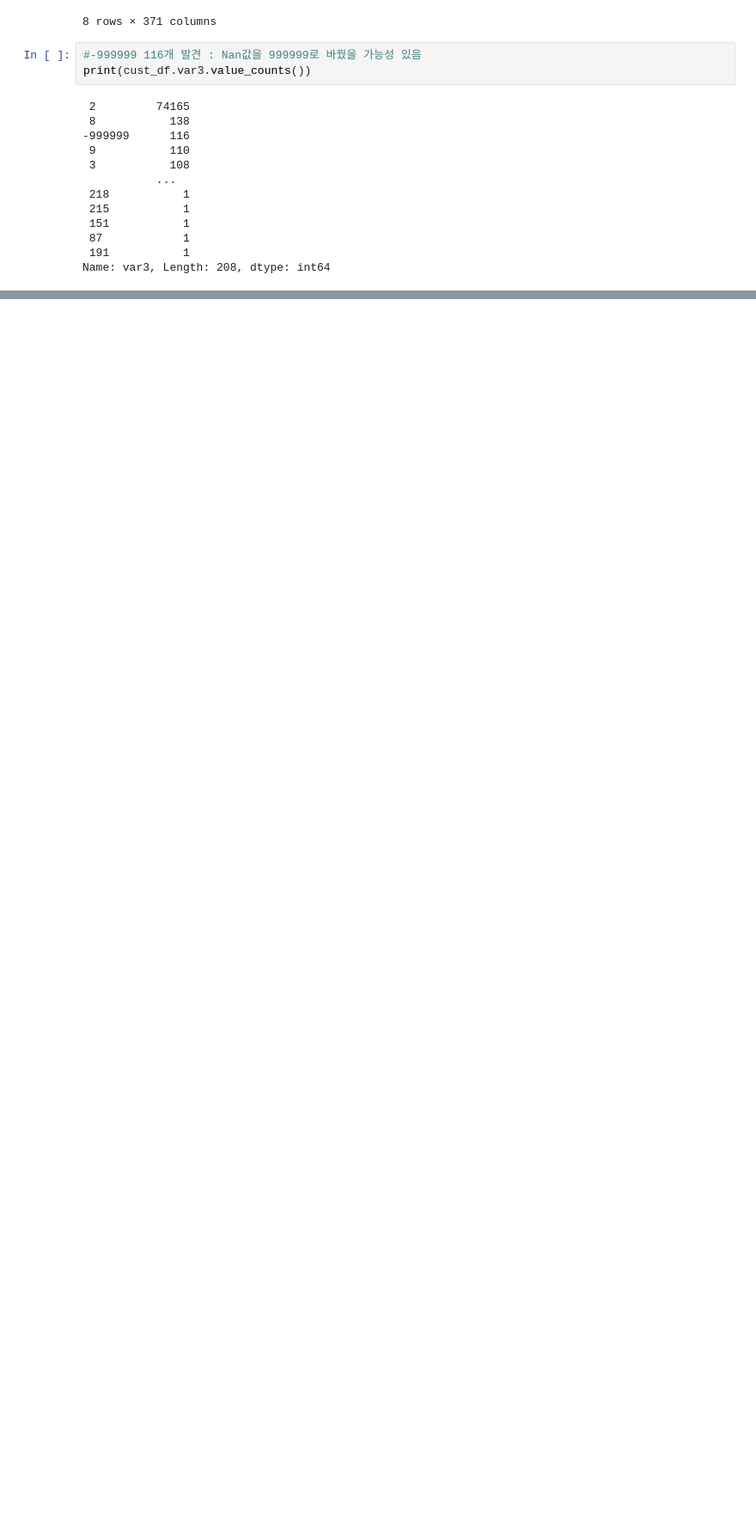
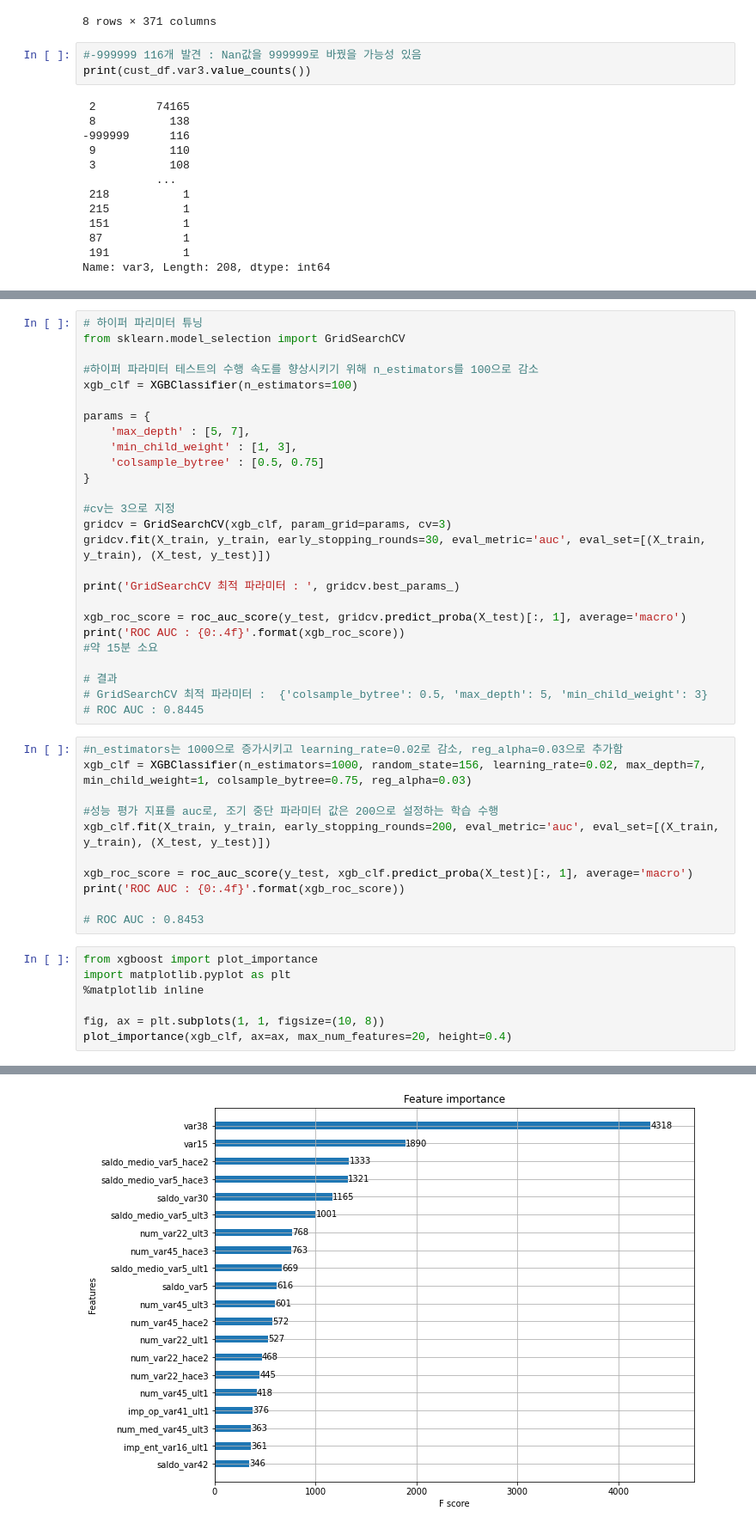
Before and after one commit to amps93/ML, a Jupyter notebook: 0729/Customers_Satisfaction.ipynb, the cells around one changed output, grey strips where cells are left out. Shown at 86% size. Drawn from its saved outputs; the diff is of its cells as text; blank space fills up the shorter version.

```diff
--- a/0729/Customers_Satisfaction.ipynb
+++ b/0729/Customers_Satisfaction.ipynb
@@ -68,0 +119,45 @@ Name: var3, Length: 208, dtype: int64
+# %%
+# 하이퍼 파리미터 튜닝
+from sklearn.model_selection import GridSearchCV
+
+#하이퍼 파라미터 테스트의 수행 속도를 향상시키기 위해 n_estimators를 100으로 감소
+xgb_clf = XGBClassifier(n_estimators=100)
+
+params = {
+    'max_depth' : [5, 7],
+    'min_child_weight' : [1, 3],
+    'colsample_bytree' : [0.5, 0.75]
+}
+
+#cv는 3으로 지정
+gridcv = GridSearchCV(xgb_clf, param_grid=params, cv=3)
+gridcv.fit(X_train, y_train, early_stopping_rounds=30, eval_metric='auc', eval_set=[(X_train, y_train), (X_test, y_test)])
+
+print('GridSearchCV 최적 파라미터 : ', gridcv.best_params_)
+
+xgb_roc_score = roc_auc_score(y_test, gridcv.predict_proba(X_test)[:, 1], average='macro')
+print('ROC AUC : {0:.4f}'.format(xgb_roc_score))
+#약 15분 소요
+
+# 결과
+# GridSearchCV 최적 파라미터 :  {'colsample_bytree': 0.5, 'max_depth': 5, 'min_child_weight': 3}
+# ROC AUC : 0.8445
+# %%
+#n_estimators는 1000으로 증가시키고 learning_rate=0.02로 감소, reg_alpha=0.03으로 추가함
+xgb_clf = XGBClassifier(n_estimators=1000, random_state=156, learning_rate=0.02, max_depth=7, min_child_weight=1, colsample_bytree=0.75, reg_alpha=0.03)
+
+#성능 평가 지표를 auc로, 조기 중단 파라미터 값은 200으로 설정하는 학습 수행
+xgb_clf.fit(X_train, y_train, early_stopping_rounds=200, eval_metric='auc', eval_set=[(X_train, y_train), (X_test, y_test)])
+
+xgb_roc_score = roc_auc_score(y_test, xgb_clf.predict_proba(X_test)[:, 1], average='macro')
+print('ROC AUC : {0:.4f}'.format(xgb_roc_score))
+
+# ROC AUC : 0.8453
+# %%
+from xgboost import plot_importance
+import matplotlib.pyplot as plt
+%matplotlib inline
+
+fig, ax = plt.subplots(1, 1, figsize=(10, 8))
+plot_importance(xgb_clf, ax=ax, max_num_features=20, height=0.4)
+# %% [output]
@@ -68,0 +165 @@ Name: var3, Length: 208, dtype: int64
+[figure, added]
```
Also changed, not shown: parts of 12 cells of this notebook.
